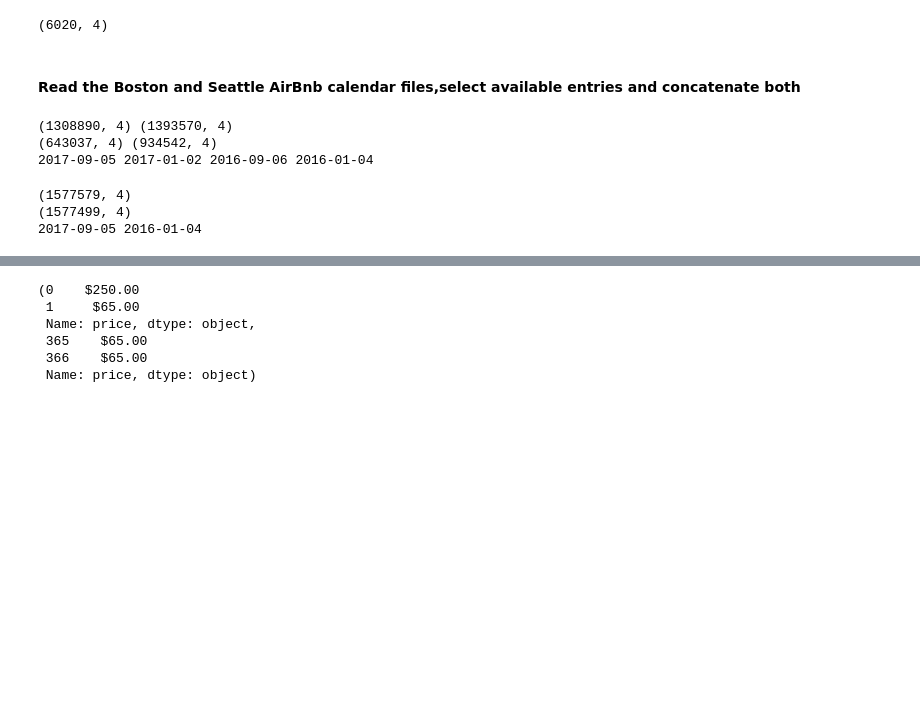
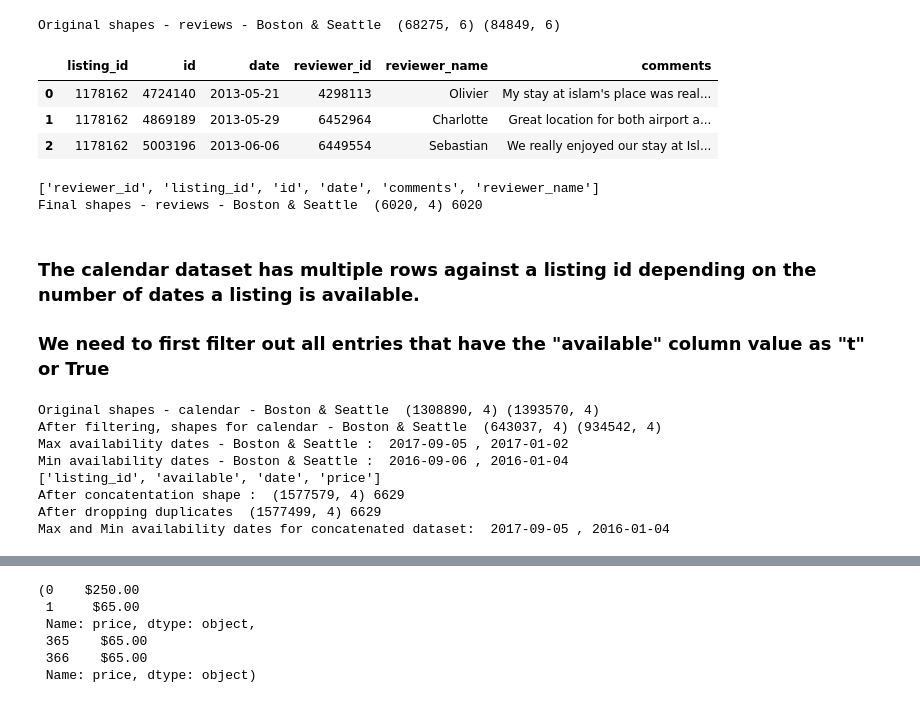
Before and after one commit to miniyon/skipping_upto_boston, a Jupyter notebook: Skipping_Upto_Boston.ipynb, the cells around one changed output, grey strips where cells are left out. Saved outputs shown, nothing was run; the diff lists cells and outputs as text; code cells hidden in the pictures; blank space fills up the shorter version.

```diff
--- a/Skipping_Upto_Boston.ipynb
+++ b/Skipping_Upto_Boston.ipynb
@@ -61,34 +138,66 @@ listings_df = pd.concat([listings_boston[common_columns],listings_seattle[common
 reviews_boston = read_file('reviews.csv',location_boston)
 reviews_seattle = read_file('reviews.csv',location_seattle)
 
-reviews_df = pd.concat([reviews_boston,reviews_seattle],axis=0)
-reviews_df['date'] = pd.to_datetime(reviews_df['date'],errors = 'coerce')
-reviews = reviews_df.groupby('listing_id').agg(max_date = ('date','max'),min_date = ('date','min'),total_review_count = ('date','count')).reset_index()
-reviews.drop_duplicates(inplace=True)
-print(reviews.shape)
+print("Original shapes - reviews - Boston & Seattle " , reviews_boston.shape,reviews_seattle.shape) # check the shape of both datasets
 # %% [output]
-(6020, 4)
+Original shapes - reviews - Boston & Seattle  (68275, 6) (84849, 6)
+# %%
+reviews_boston.head(3)
+# %% [output]
+|  | listing_id | id | date | reviewer_id | reviewer_name | comments |
+| 0 | 1178162 | 4724140 | 2013-05-21 | 4298113 | Olivier | My stay at islam's place was real... |
+| 1 | 1178162 | 4869189 | 2013-05-29 | 6452964 | Charlotte | Great location for both airport a... |
+| 2 | 1178162 | 5003196 | 2013-06-06 | 6449554 | Sebastian | We really enjoyed our stay at Isl... |
+# %%
+common_columns_reviews = list(set(reviews_boston) & set(reviews_seattle)) # select the columns common to both
+
+print(common_columns_reviews)
+
+reviews_df = pd.concat([reviews_boston[common_columns_reviews],reviews_seattle[common_columns_reviews]],axis=0) # create concatendated reviews dataset
+
+reviews_df['date'] = pd.to_datetime(reviews_df['date'],errors = 'coerce') # convert the date column to datetime format for datetime related manipulations
+
+reviews = reviews_df.groupby('listing_id').agg(max_date = ('date','max'),
+                                               min_date = ('date','min'),
+                                               total_review_count = ('date','count')).reset_index() # grouping by listing_id and aggregating
+                                                                                                    #by max date(review),min date(review) and count of reviews
+
+reviews.drop_duplicates(inplace=True) # Dropping duplicates on all columns
+print("Final shapes - reviews - Boston & Seattle " , reviews.shape,reviews.listing_id.nunique()) # print shape and unique ids after dropping duplicates,both should be the same
+# %% [output]
+['reviewer_id', 'listing_id', 'id', 'date', 'comments', 'reviewer_name']
+Final shapes - reviews - Boston & Seattle  (6020, 4) 6020
 # %% [markdown]
-#### Read the Boston and Seattle AirBnb calendar files,select available entries and concatenate both
+### The calendar dataset has multiple rows against a listing id depending on the number of dates a listing is available.
+### We need to first filter out all entries that have the "available" column value as "t" or True
 # %%
 calendar_boston = read_file('calendar.csv',location_boston)
 calendar_seattle = read_file('calendar.csv',location_seattle)
-print(calendar_boston.shape,calendar_seattle.shape)
-calendar_boston = calendar_boston[calendar_boston['available'] == 't']
+
+print("Original shapes - calendar - Boston & Seattle " , calendar_boston.shape,calendar_seattle.shape) # check the shape of both datasets
+
+calendar_boston = calendar_boston[calendar_boston['available'] == 't']  # filter out only available dates
 calendar_seattle = calendar_seattle[calendar_seattle['available'] == 't']
-print(calendar_boston.shape,calendar_seattle.shape)
-print(calendar_boston.date.max(),calendar_seattle.date.max(),calendar_boston.date.min(),calendar_seattle.date.min())
+
+print("After filtering, shapes for calendar - Boston & Seattle " ,calendar_boston.shape,calendar_seattle.shape) # check the shape of both datasets after filtering
+print("Max availability dates - Boston & Seattle : ",calendar_boston.date.max(),',',calendar_seattle.date.max(),
+      '\n'"Min availability dates - Boston & Seattle : ",calendar_boston.date.min(),',',calendar_seattle.date.min()) # check the max and minimum dates for both datasets
+
+common_columns_calendar = list(set(calendar_boston) & set(calendar_seattle)) # select the columns common to both
+
+print(common_columns_calendar)
+
+calendar_df = pd.concat([calendar_boston[common_columns_calendar],calendar_seattle[common_columns_calendar]],axis=0) # create concatendated calendar dataset
+print("After concatentation shape : " ,calendar_df.shape ,calendar_df.listing_id.nunique())
+calendar_df.drop_duplicates(inplace=True) # Dropping duplicates on all columns
+print("After dropping duplicates " ,calendar_df.shape ,calendar_df.listing_id.nunique())
+print("Max and Min availability dates for concatenated dataset: " ,calendar_df['date'].max(),',',calendar_df['date'].min())
 # %% [output]
-(1308890, 4) (1393570, 4)
-(643037, 4) (934542, 4)
-2017-09-05 2017-01-02 2016-09-06 2016-01-04
+Original shapes - calendar - Boston & Seattle  (1308890, 4) (1393570, 4)
+After filtering, shapes for calendar - Boston & Seattle  (643037, 4) (934542, 4)
+Max availability dates - Boston & Seattle :  2017-09-05 , 2017-01-02
+Min availability dates - Boston & Seattle :  2016-09-06 , 2016-01-04
+['listing_id', 'available', 'date', 'price']
+After concatentation shape :  (1577579, 4) 6629
+After dropping duplicates  (1577499, 4) 6629
+Max and Min availability dates for concatenated dataset:  2017-09-05 , 2016-01-04
-# %%
-calendar_df = pd.concat([calendar_boston,calendar_seattle],axis=0)
-print(calendar_df.shape)
-calendar_df.drop_duplicates(inplace=True)
-print(calendar_df.shape)
-print(calendar_df['date'].max(),calendar_df['date'].min())
-# %% [output]
-(1577579, 4)
-(1577499, 4)
-2017-09-05 2016-01-04
```
Also changed, not shown: parts of 101 cells of this notebook.
